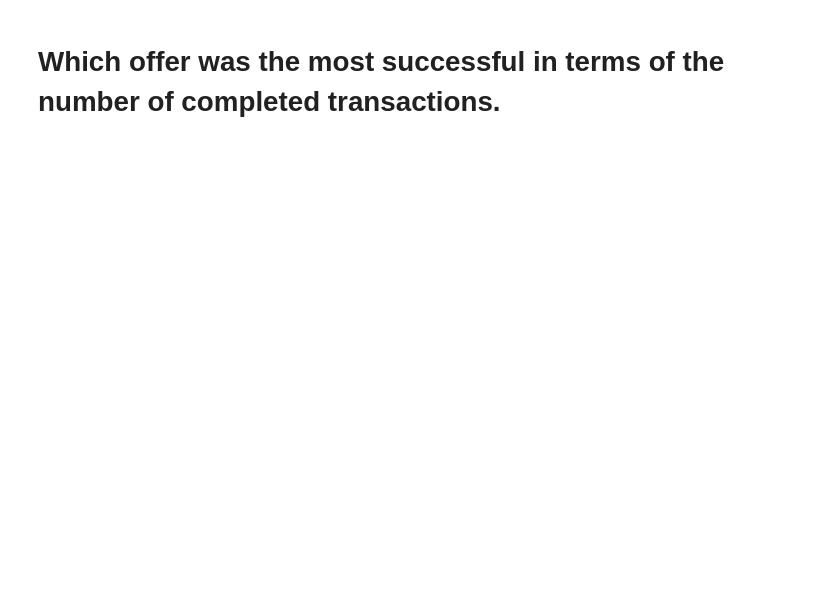
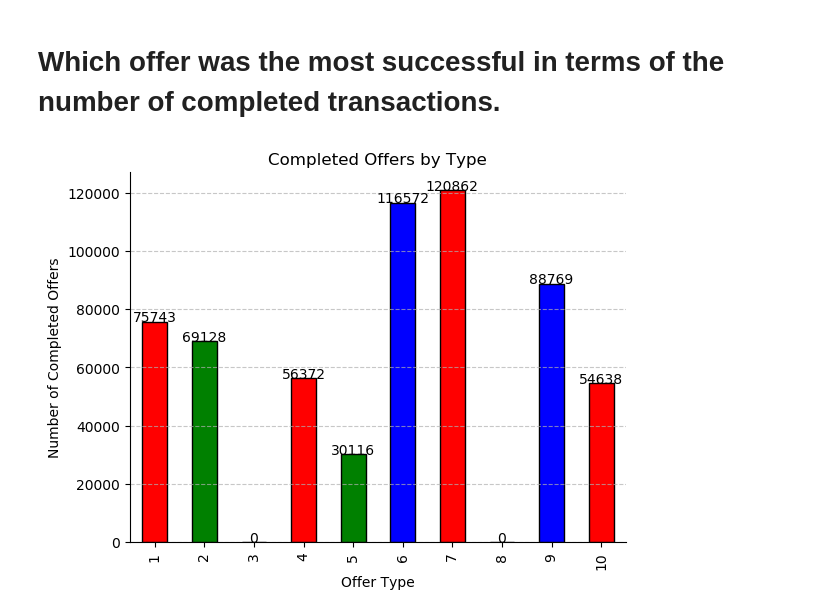
Before and after one commit to ShantiRoseCodes/aws_mle_capstone_project, a Jupyter notebook: Starbucks Capstone Project.ipynb, the cells around one changed output. Saved outputs shown, nothing was run; the diff lists cells and outputs as text; code cells hidden in the pictures; blank space fills up the shorter version.

Commit message:
more graphs created

```diff
--- a/Starbucks Capstone Project.ipynb
+++ b/Starbucks Capstone Project.ipynb
@@ -116,2 +126,39 @@ plt.show()
 # %% [markdown]
 # Which offer was the most successful in terms of the number of completed transactions.
+# %%
+import pandas as pd
+import matplotlib.pyplot as plt
+
+# sample data
+data = {'Offer': viewed_completed_df['offer_id'],
+        'Completed': viewed_completed_df['completed'],
+        'Offer Type': viewed_completed_df['offer_type']
+       }
+
+# create a pandas DataFrame
+df = pd.DataFrame(data)
+
+# count the number of completed offers for each offer type
+completed_counts = df.groupby('Offer')['Completed'].sum()
+
+# create a bar chart with different colors for each offer type
+colors = ['red', 'green', 'blue']
+ax = completed_counts.plot(kind='bar', color=[color for color in colors], edgecolor='black')
+
+# add data labels to the bars
+for i, v in enumerate(completed_counts.values):
+    ax.text(i, v + 0.6, str(v), ha='center')
+
+# adjust the chart layout and formatting
+ax.set_xlabel('Offer Type')
+ax.set_ylabel('Number of Completed Offers')
+ax.set_title('Completed Offers by Type')
+ax.spines['top'].set_visible(False)
+ax.spines['right'].set_visible(False)
+ax.grid(axis='y', linestyle='--', alpha=0.7)
+
+plt.show()
+
+# plt.savefig(os.path.join('photos/completed_offers.png'), dpi=300, format='png', bbox_inches='tight')
+# %% [output]
+[figure, added]
```
Also changed, not shown: parts of 6 cells of this notebook, 7 other files.
